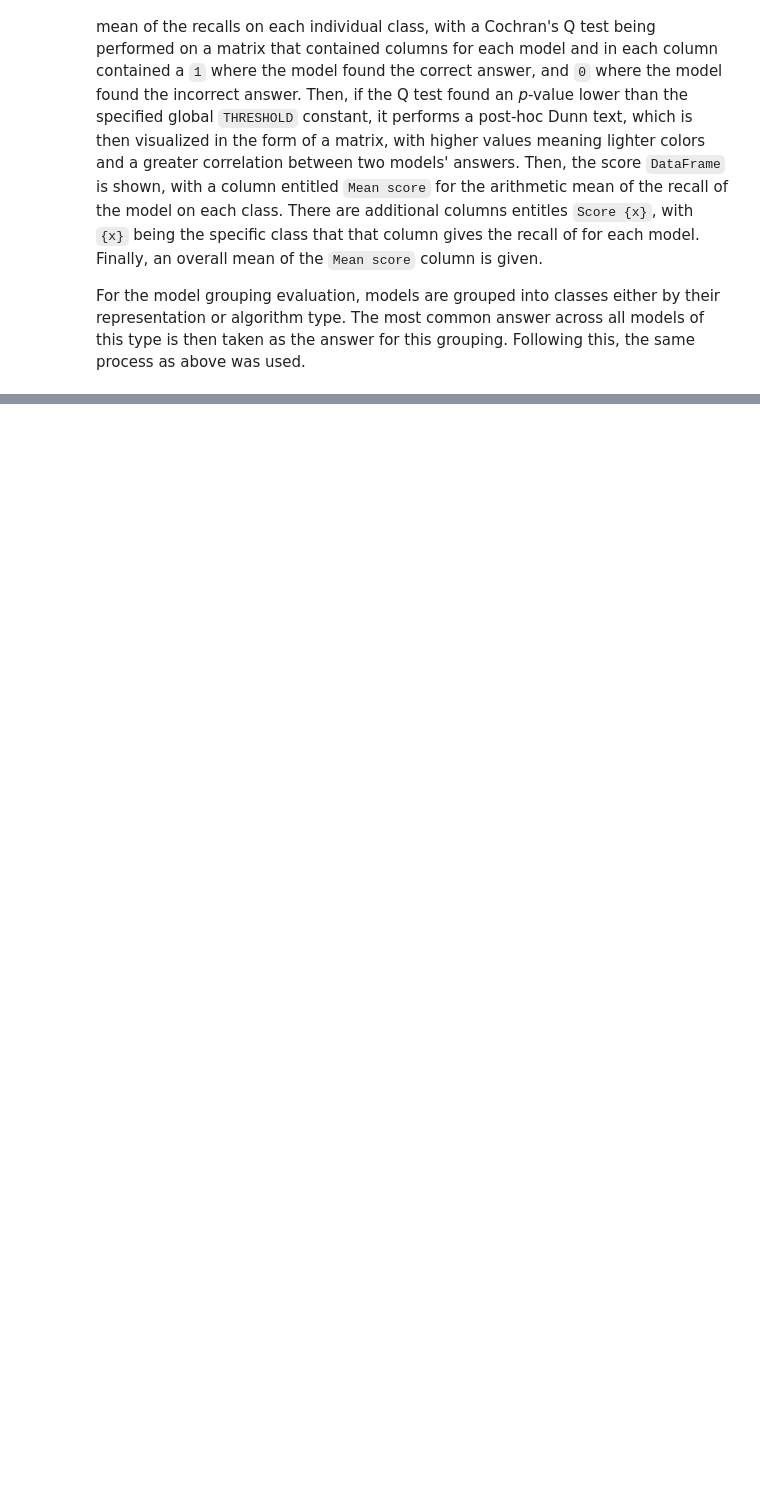
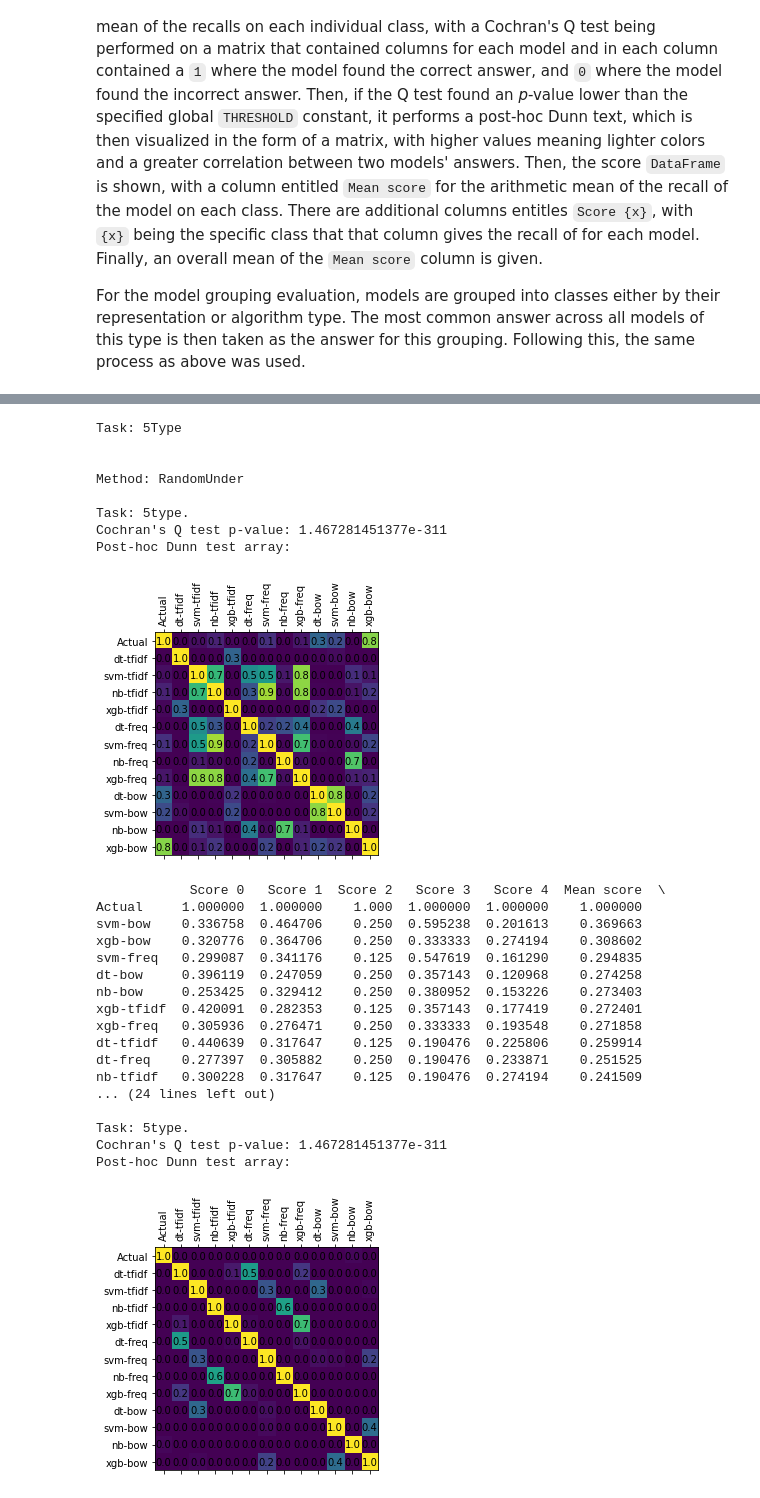
Before and after one commit to NicoACloutier/class-imbalance-Cloutier-Japkowicz-2023, a Jupyter notebook: ml_models/cochran.ipynb, the cells around one changed output, grey strips where cells are left out. Drawn from its saved outputs; the diff is of its cells as text; code cells hidden in the pictures; blank space fills up the shorter version.

```diff
--- a/ml_models/cochran.ipynb
+++ b/ml_models/cochran.ipynb
@@ -349,0 +351,30 @@ Post-hoc Dunn test array:
+# %%
+task_eval('5type')
+# %% [output]
+Task: 5Type
+
+
+Method: RandomUnder
+
+Task: 5type.
+Cochran's Q test p-value: 1.467281451377e-311
+Post-hoc Dunn test array:
+[figure, added]
+            Score 0   Score 1  Score 2   Score 3   Score 4  Mean score  \
+Actual     1.000000  1.000000    1.000  1.000000  1.000000    1.000000
+svm-bow    0.336758  0.464706    0.250  0.595238  0.201613    0.369663
+xgb-bow    0.320776  0.364706    0.250  0.333333  0.274194    0.308602
+svm-freq   0.299087  0.341176    0.125  0.547619  0.161290    0.294835
+dt-bow     0.396119  0.247059    0.250  0.357143  0.120968    0.274258
+nb-bow     0.253425  0.329412    0.250  0.380952  0.153226    0.273403
+xgb-tfidf  0.420091  0.282353    0.125  0.357143  0.177419    0.272401
+xgb-freq   0.305936  0.276471    0.250  0.333333  0.193548    0.271858
+dt-tfidf   0.440639  0.317647    0.125  0.190476  0.225806    0.259914
+dt-freq    0.277397  0.305882    0.250  0.190476  0.233871    0.251525
+nb-tfidf   0.300228  0.317647    0.125  0.190476  0.274194    0.241509
+... (24 lines left out)
+
+Task: 5type.
+Cochran's Q test p-value: 1.467281451377e-311
+Post-hoc Dunn test array:
+[figure, added]
```
Also changed, not shown: parts of 6 cells of this notebook, 2 other files.
